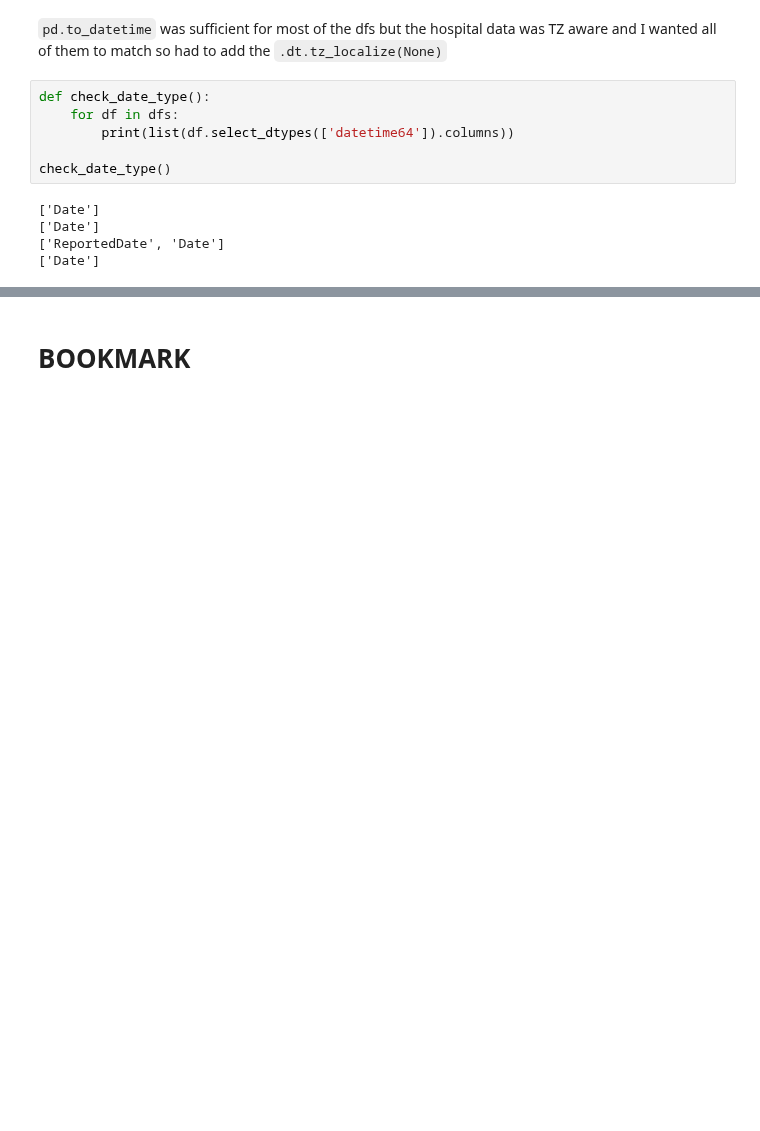
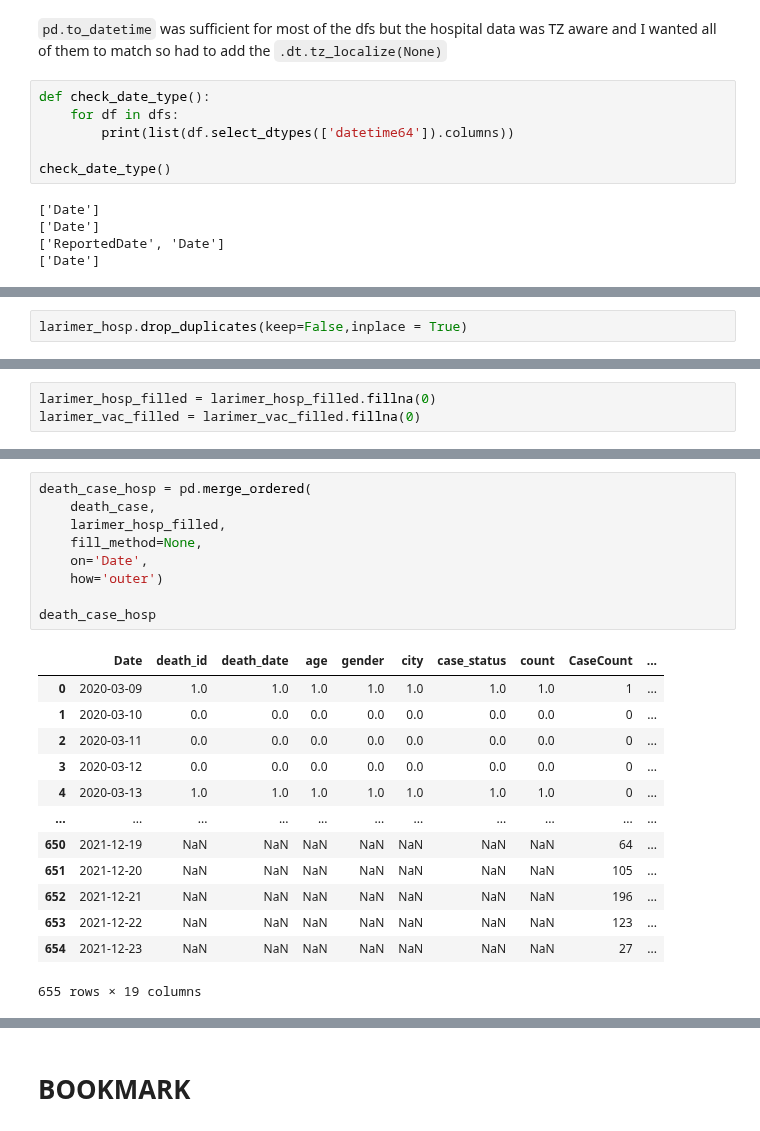
Before and after one commit to codyish/larimer_covid, a Jupyter notebook: larimercvaccine.ipynb, the cells around one changed output, grey strips where cells are left out. Cells and saved outputs as stored; diff of their text form; blank space fills up the shorter version.

```diff
--- a/larimercvaccine.ipynb
+++ b/larimercvaccine.ipynb
@@ -197,0 +348,2 @@ check_date_type()
+# %%
+larimer_hosp.drop_duplicates(keep=False,inplace = True)
@@ -197,0 +372,3 @@ check_date_type()
+# %%
+larimer_hosp_filled = larimer_hosp_filled.fillna(0)
+larimer_vac_filled = larimer_vac_filled.fillna(0)
@@ -197,0 +501,23 @@ check_date_type()
+# %%
+death_case_hosp = pd.merge_ordered(
+    death_case,
+    larimer_hosp_filled,
+    fill_method=None,
+    on='Date',
+    how='outer')
+
+death_case_hosp
+# %% [output]
+|  | Date | death_id | death_date | age | gender | city | case_status | count | CaseCount | ... |
+| 0 | 2020-03-09 | 1.0 | 1.0 | 1.0 | 1.0 | 1.0 | 1.0 | 1.0 | 1 | ... |
+| 1 | 2020-03-10 | 0.0 | 0.0 | 0.0 | 0.0 | 0.0 | 0.0 | 0.0 | 0 | ... |
+| 2 | 2020-03-11 | 0.0 | 0.0 | 0.0 | 0.0 | 0.0 | 0.0 | 0.0 | 0 | ... |
+| 3 | 2020-03-12 | 0.0 | 0.0 | 0.0 | 0.0 | 0.0 | 0.0 | 0.0 | 0 | ... |
+| 4 | 2020-03-13 | 1.0 | 1.0 | 1.0 | 1.0 | 1.0 | 1.0 | 1.0 | 0 | ... |
+| ... | ... | ... | ... | ... | ... | ... | ... | ... | ... | ... |
+| 650 | 2021-12-19 | NaN | NaN | NaN | NaN | NaN | NaN | NaN | 64 | ... |
+| 651 | 2021-12-20 | NaN | NaN | NaN | NaN | NaN | NaN | NaN | 105 | ... |
+| 652 | 2021-12-21 | NaN | NaN | NaN | NaN | NaN | NaN | NaN | 196 | ... |
+| 653 | 2021-12-22 | NaN | NaN | NaN | NaN | NaN | NaN | NaN | 123 | ... |
+| 654 | 2021-12-23 | NaN | NaN | NaN | NaN | NaN | NaN | NaN | 27 | ... |
+655 rows × 19 columns
```
Also changed, not shown: parts of 58 cells of this notebook, 4 other files.
